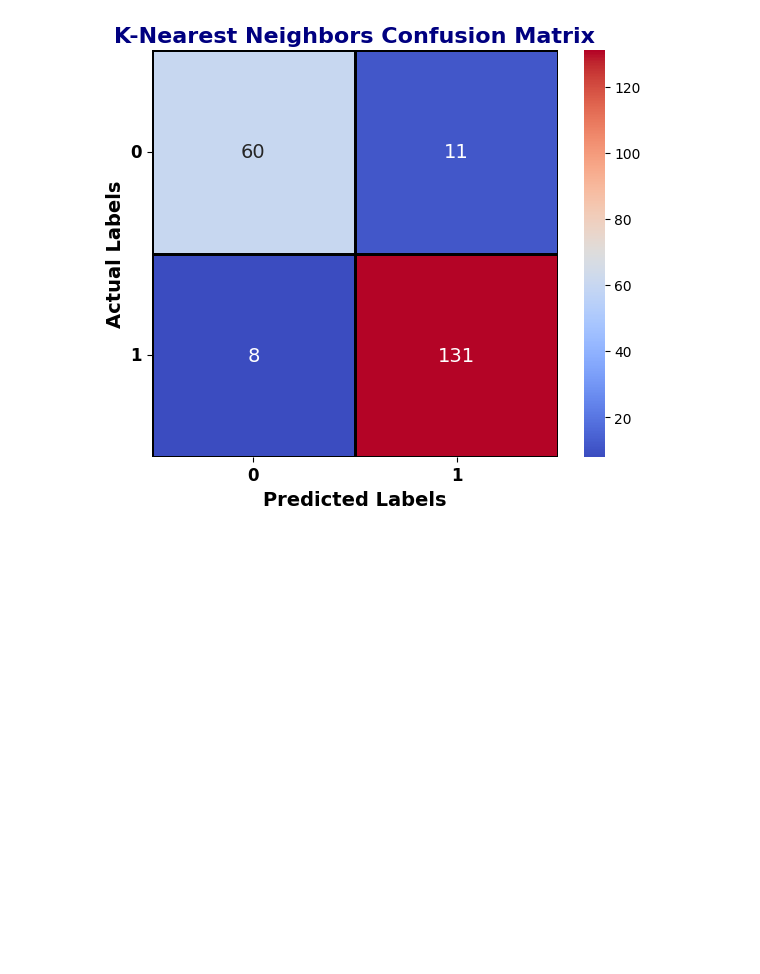
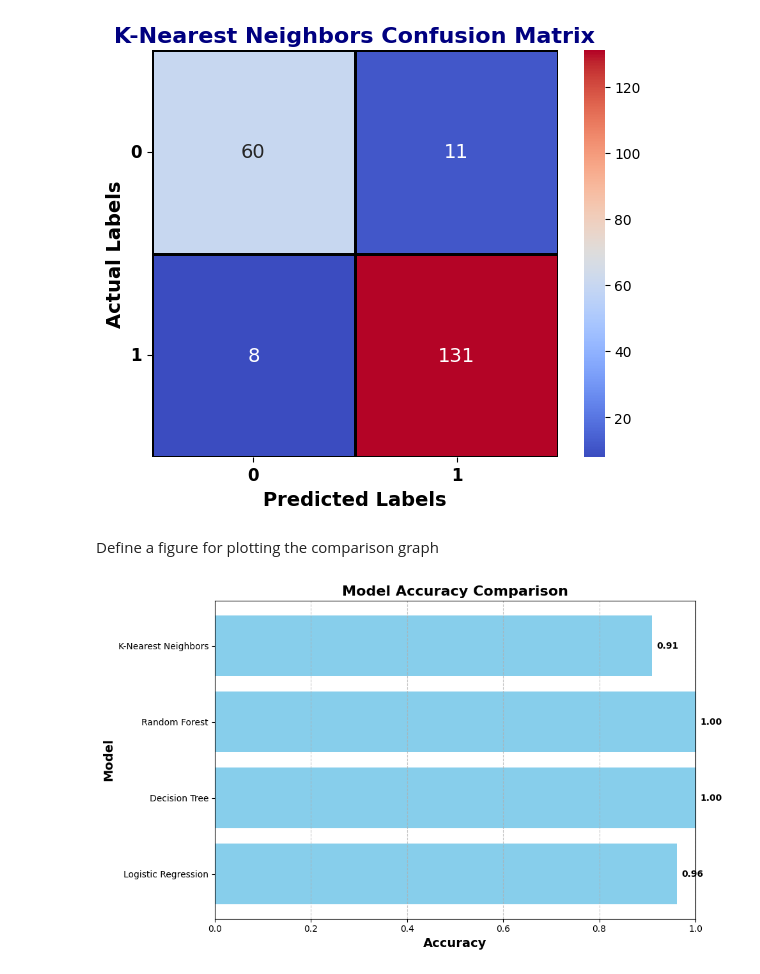
Before and after one commit to NabhyaIoT2026/Machine-Learning, a Jupyter notebook: Weather.ipynb, the cells around one changed output. Cells and saved outputs as stored; diff of their text form; code cells hidden in the pictures; blank space fills up the shorter version.

```diff
--- a/Weather.ipynb
+++ b/Weather.ipynb
@@ -98,3 +98,36 @@ Random Forest Accuracy: 1.00
 [figure]
 K-Nearest Neighbors Accuracy: 0.91
 [figure]
+# %% [markdown]
+Define a figure for plotting the comparison graph
+# %%
+model_names = []
+accuracies = []
+
+# Calculate accuracy for each model
+for model_name, model in models.items():
+    model.fit(X_train, y_train)
+    y_pred = model.predict(X_test)
+    accuracy = accuracy_score(y_test, y_pred)
+
+    # Store the model name and accuracy
+    model_names.append(model_name)
+    accuracies.append(accuracy)
+
+# Plot the accuracy of each model in a bar chart
+plt.figure(figsize=(10, 6))
+plt.barh(model_names, accuracies, color='skyblue')
+plt.xlabel("Accuracy", fontsize=14, weight='bold')
+plt.ylabel("Model", fontsize=14, weight='bold')
+plt.title("Model Accuracy Comparison", fontsize=16, weight='bold')
+plt.xlim(0, 1)  # Set limit to make the accuracy range clearer (0 to 1)
+plt.grid(axis='x', linestyle='--', alpha=0.7)
+
+# Display accuracy values on each bar
+for index, value in enumerate(accuracies):
+    plt.text(value + 0.01, index, f"{value:.2f}", va='center', fontweight='bold')
+
+plt.tight_layout()
+plt.show()
+# %% [output]
+[figure, added]
```
